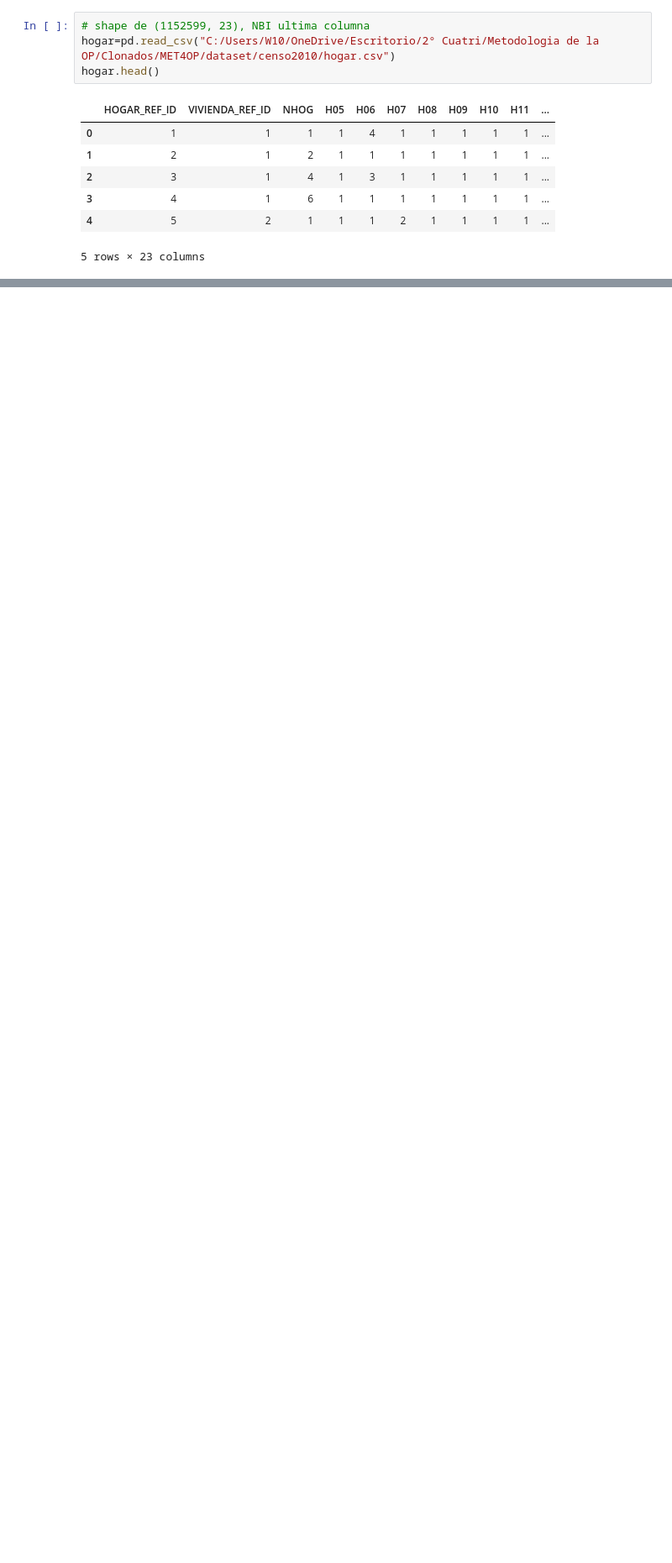
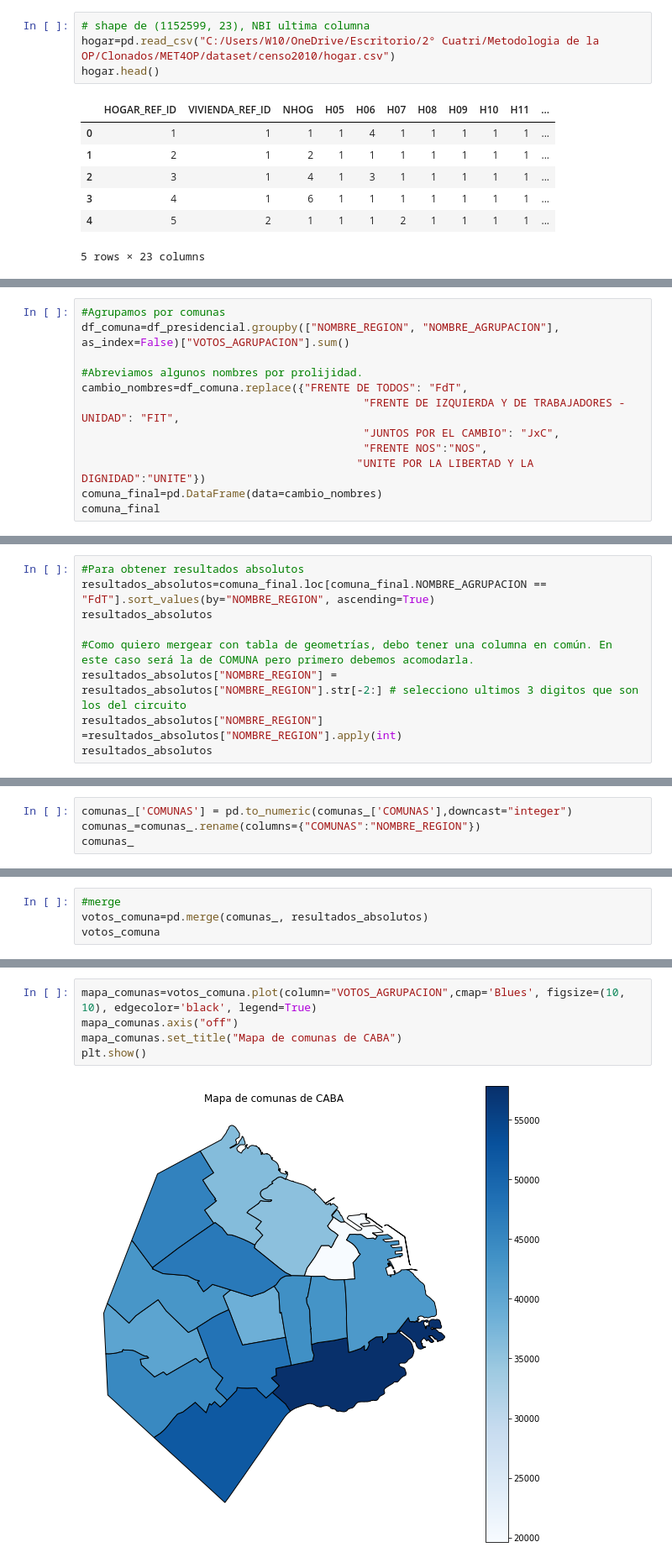
Before and after one commit to EmiKaczmarczyk/MET4OP, a Jupyter notebook: Examenes/TP2/emi.ipynb, the cells around one changed output, grey strips where cells are left out. Shown at 84% size. Drawn from its saved outputs; the diff is of its cells as text; blank space fills up the shorter version.

```diff
--- a/Examenes/TP2/emi.ipynb
+++ b/Examenes/TP2/emi.ipynb
@@ -207,0 +256,12 @@ hogar.head()
+# %%
+#Agrupamos por comunas
+df_comuna=df_presidencial.groupby(["NOMBRE_REGION", "NOMBRE_AGRUPACION"], as_index=False)["VOTOS_AGRUPACION"].sum()
+
+#Abreviamos algunos nombres por prolijidad.
+cambio_nombres=df_comuna.replace({"FRENTE DE TODOS": "FdT",
+                                           "FRENTE DE IZQUIERDA Y DE TRABAJADORES - UNIDAD": "FIT",
+                                           "JUNTOS POR EL CAMBIO": "JxC",
+                                           "FRENTE NOS":"NOS",
+                                          "UNITE POR LA LIBERTAD Y LA DIGNIDAD":"UNITE"})
+comuna_final=pd.DataFrame(data=cambio_nombres)
+comuna_final
@@ -207,0 +282,9 @@ hogar.head()
+# %%
+#Para obtener resultados absolutos
+resultados_absolutos=comuna_final.loc[comuna_final.NOMBRE_AGRUPACION == "FdT"].sort_values(by="NOMBRE_REGION", ascending=True)
+resultados_absolutos
+
+#Como quiero mergear con tabla de geometrías, debo tener una columna en común. En este caso será la de COMUNA pero primero debemos acomodarla.
+resultados_absolutos["NOMBRE_REGION"] = resultados_absolutos["NOMBRE_REGION"].str[-2:] # selecciono ultimos 3 digitos que son los del circuito
+resultados_absolutos["NOMBRE_REGION"] =resultados_absolutos["NOMBRE_REGION"].apply(int)
+resultados_absolutos
@@ -207,0 +308,4 @@ hogar.head()
+# %%
+comunas_['COMUNAS'] = pd.to_numeric(comunas_['COMUNAS'],downcast="integer")
+comunas_=comunas_.rename(columns={"COMUNAS":"NOMBRE_REGION"})
+comunas_
@@ -207,0 +329,4 @@ hogar.head()
+# %%
+#merge
+votos_comuna=pd.merge(comunas_, resultados_absolutos)
+votos_comuna
@@ -207,0 +350,7 @@ hogar.head()
+# %%
+mapa_comunas=votos_comuna.plot(column="VOTOS_AGRUPACION",cmap='Blues', figsize=(10, 10), edgecolor='black', legend=True)
+mapa_comunas.axis("off")
+mapa_comunas.set_title("Mapa de comunas de CABA")
+plt.show()
+# %% [output]
+[figure, added]
```
Also changed, not shown: parts of 21 cells of this notebook, 1 other file.
